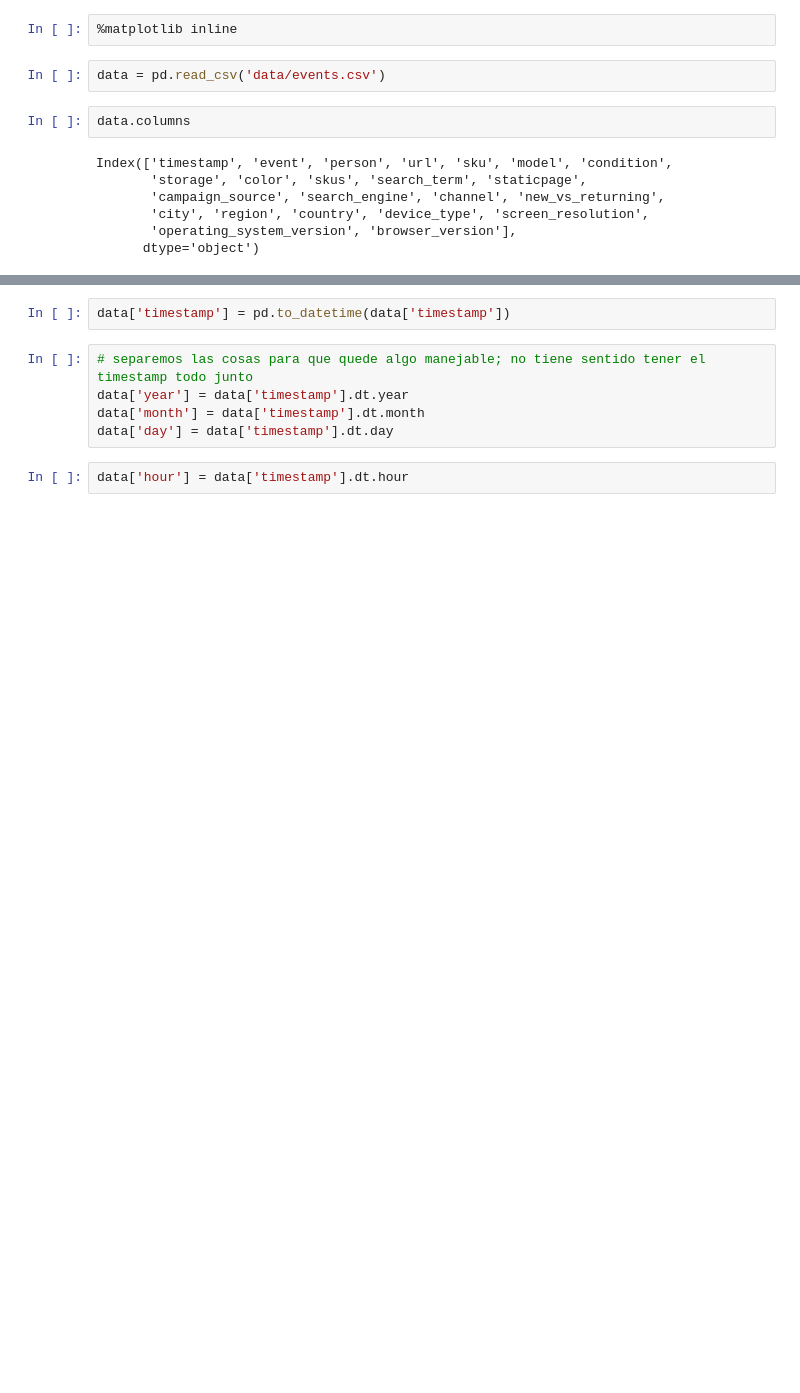
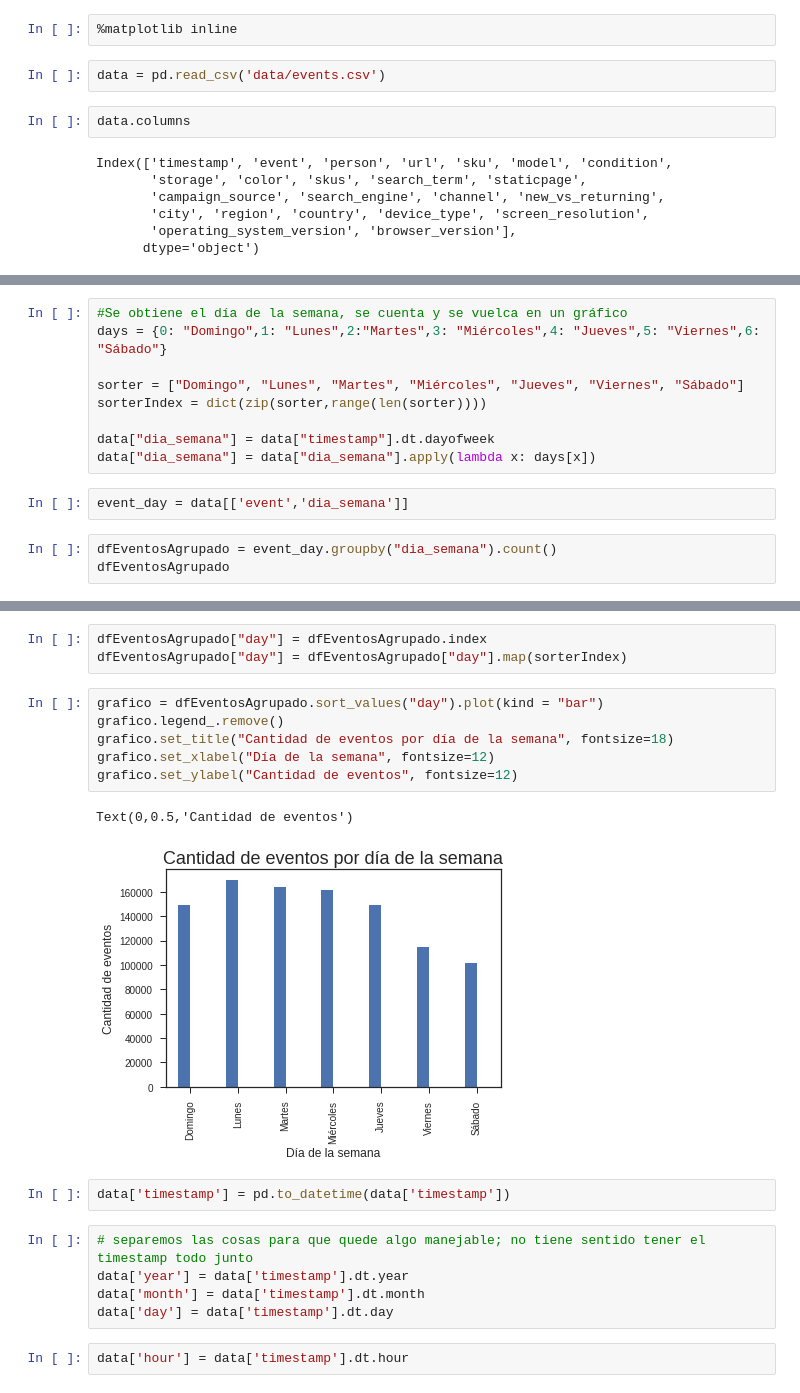
Before and after one commit to rozanecm/7506_OrganizacionDeDatos_TP1, a Jupyter notebook: algunos_graficos.ipynb, the cells around one changed output, grey strips where cells are left out. Cells and saved outputs as stored; diff of their text form; blank space fills up the shorter version.

```diff
--- a/algunos_graficos.ipynb
+++ b/algunos_graficos.ipynb
@@ -19,0 +57,14 @@ Index(['timestamp', 'event', 'person', 'url', 'sku', 'model', 'condition',
+# %%
+#Se obtiene el día de la semana, se cuenta y se vuelca en un gráfico
+days = {0: "Domingo",1: "Lunes",2:"Martes",3: "Miércoles",4: "Jueves",5: "Viernes",6: "Sábado"}
+
+sorter = ["Domingo", "Lunes", "Martes", "Miércoles", "Jueves", "Viernes", "Sábado"]
+sorterIndex = dict(zip(sorter,range(len(sorter))))
+
+data["dia_semana"] = data["timestamp"].dt.dayofweek
+data["dia_semana"] = data["dia_semana"].apply(lambda x: days[x])
+# %%
+event_day = data[['event','dia_semana']]
+# %%
+dfEventosAgrupado = event_day.groupby("dia_semana").count()
+dfEventosAgrupado
@@ -20,3 +81,15 @@ Index(['timestamp', 'event', 'person', 'url', 'sku', 'model', 'condition',
+# %%
+dfEventosAgrupado["day"] = dfEventosAgrupado.index
+dfEventosAgrupado["day"] = dfEventosAgrupado["day"].map(sorterIndex)
+# %%
+grafico = dfEventosAgrupado.sort_values("day").plot(kind = "bar")
+grafico.legend_.remove()
+grafico.set_title("Cantidad de eventos por día de la semana", fontsize=18)
+grafico.set_xlabel("Día de la semana", fontsize=12)
+grafico.set_ylabel("Cantidad de eventos", fontsize=12)
+# %% [output]
+Text(0,0.5,'Cantidad de eventos')
+[figure, added]
 # %%
 data['timestamp'] = pd.to_datetime(data['timestamp'])
 # %%
```
Also changed, not shown: parts of 4 cells of this notebook.
